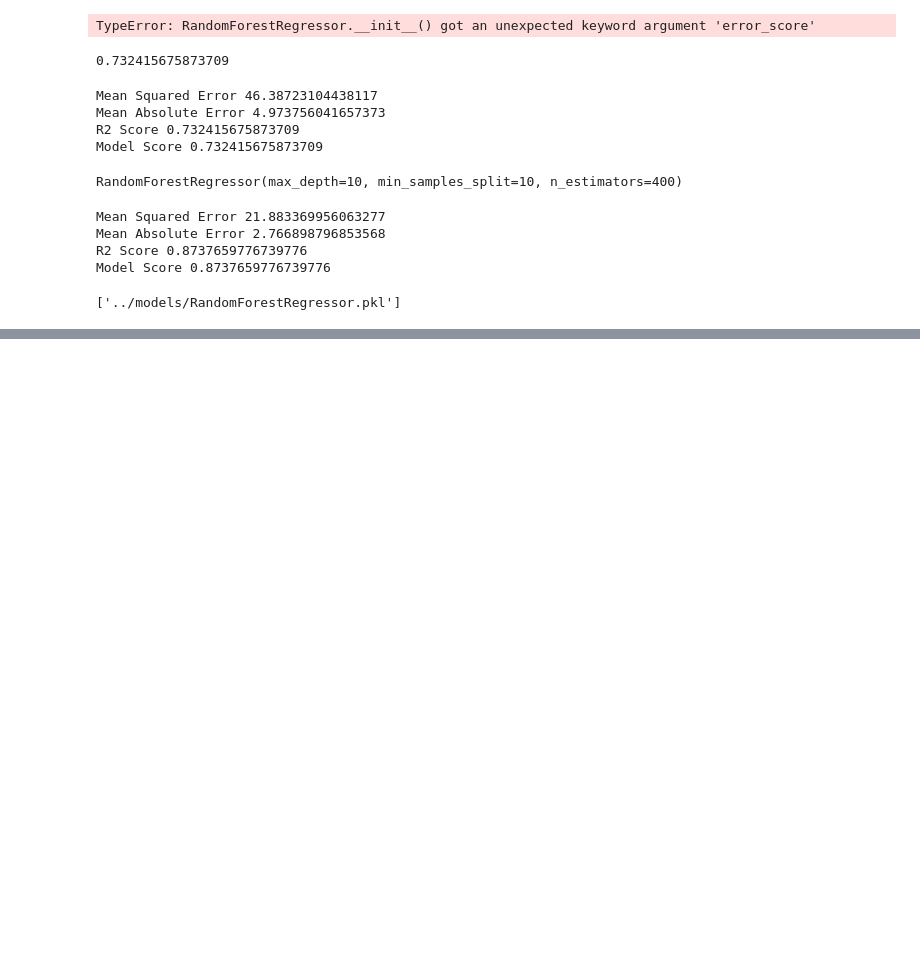
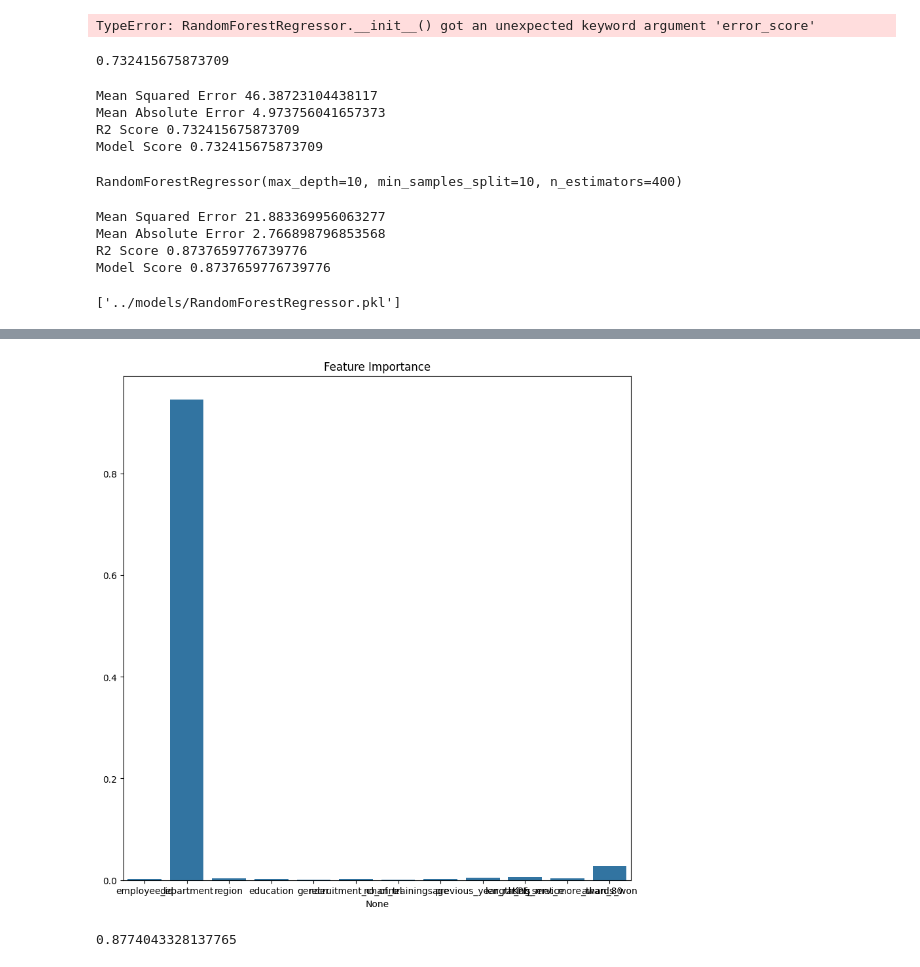
Before and after one commit to hsd2514/isa-task, a Jupyter notebook: notebooks/main.ipynb, the cells around one changed output, grey strips where cells are left out. Saved outputs shown, nothing was run; the diff lists cells and outputs as text; code cells hidden in the pictures; blank space fills up the shorter version.

```diff
--- a/notebooks/main.ipynb
+++ b/notebooks/main.ipynb
@@ -624,0 +673,20 @@ joblib.dump(model,"../models/RandomForestRegressor.pkl")
+# %%
+# XGBoost Regressor
+xgb_model = joblib.load("../models/XGBoostRegressor.pkl")
+
+plt.figure(figsize=(10,10))
+sns.barplot(x=X.columns,y=xgb_model.feature_importances_)
+plt.title("Feature Importance")
+plt.show()
+# %% [output]
+[figure, added]
+# %%
+#lets us ensemble learning on both models
+# lets take average of both models
+from sklearn.ensemble import VotingRegressor
+en_model = VotingRegressor([("RandomForestRegressor",joblib.load("../models/RandomForestRegressor.pkl")),("XGBoostRegressor",joblib.load("../models/XGBoostRegressor.pkl"))])
+
+model.fit(X_train,y_train)
+model.score(X_test,y_test)
+# %% [output]
+0.8774043328137765
```
Also changed, not shown: parts of 55 cells of this notebook, 4 other files.
